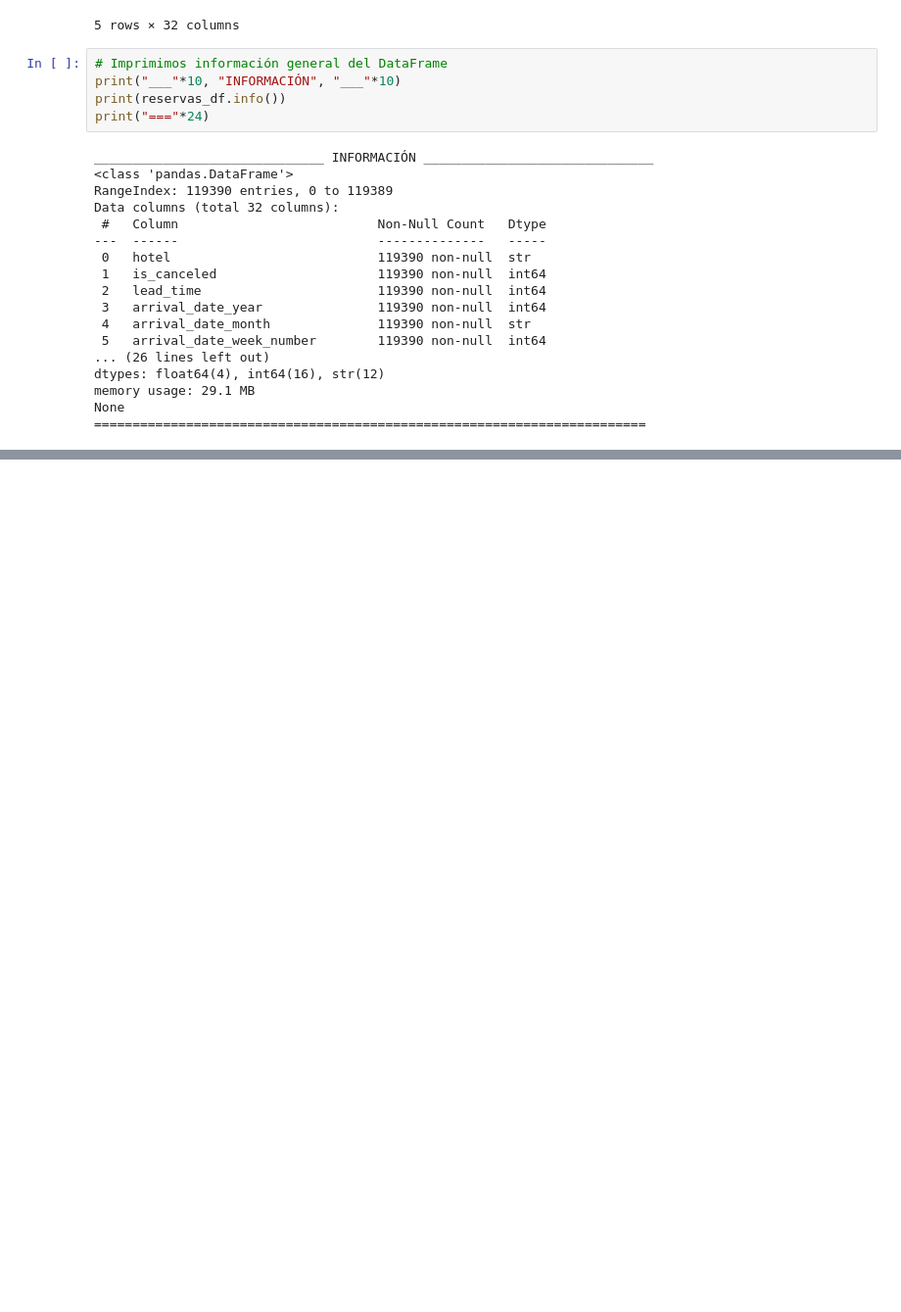
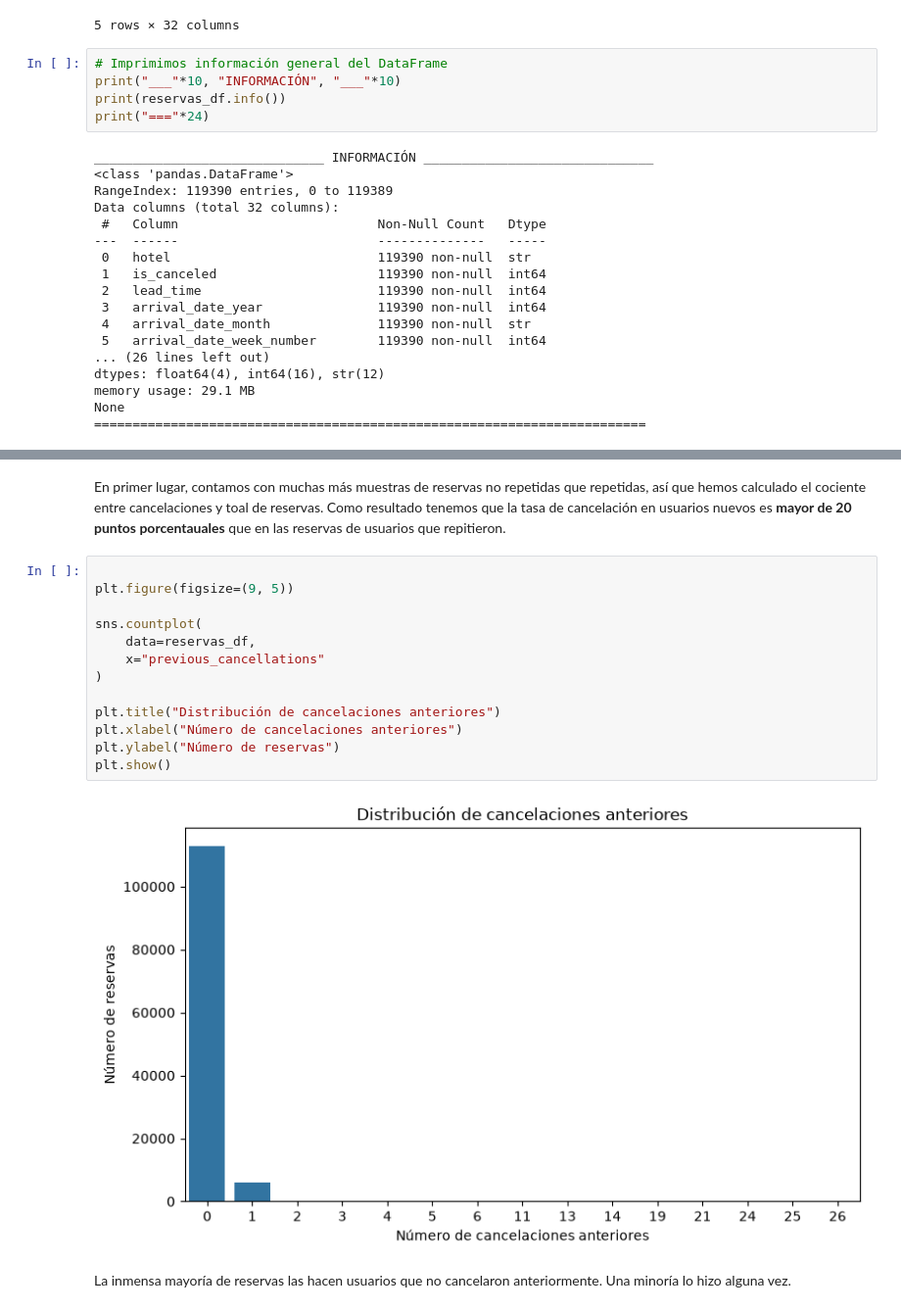
Before and after one commit to victorlopez-ds/entrega-machine-learning-pontia, a Jupyter notebook: notebooks/exploracion/eda_inicial.ipynb, the cells around one changed output, grey strips where cells are left out. Shown at 98% size. Drawn from its saved outputs; the diff is of its cells as text; blank space fills up the shorter version.

```diff
--- a/notebooks/exploracion/eda_inicial.ipynb
+++ b/notebooks/exploracion/eda_inicial.ipynb
@@ -115,0 +346,19 @@ deposit_type	No Deposit, Refundable, Non Refund	El orden depende de cómo defina
+# %% [markdown]
+En primer lugar, contamos con muchas más muestras de reservas no repetidas que repetidas, así que hemos calculado el cociente entre cancelaciones y toal de reservas. Como resultado tenemos que la tasa de cancelación en usuarios nuevos es **mayor de 20 puntos porcentauales** que en las reservas de usuarios que repitieron.
+# %%
+
+plt.figure(figsize=(9, 5))
+
+sns.countplot(
+    data=reservas_df,
+    x="previous_cancellations"
+)
+
+plt.title("Distribución de cancelaciones anteriores")
+plt.xlabel("Número de cancelaciones anteriores")
+plt.ylabel("Número de reservas")
+plt.show()
+# %% [output]
+[figure, added]
+# %% [markdown]
+La inmensa mayoría de reservas las hacen usuarios que no cancelaron anteriormente. Una minoría lo hizo alguna vez.
```
Also changed, not shown: parts of 28 cells of this notebook.
